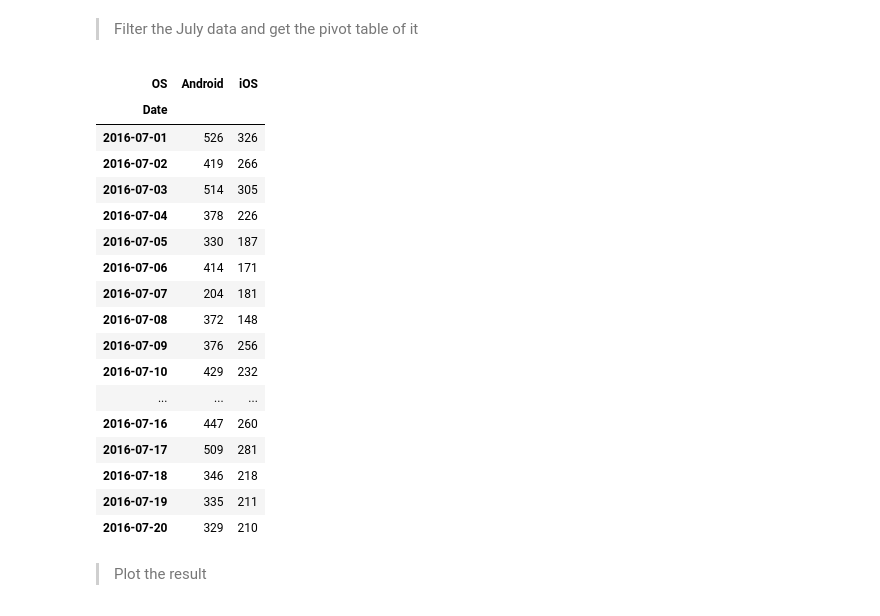
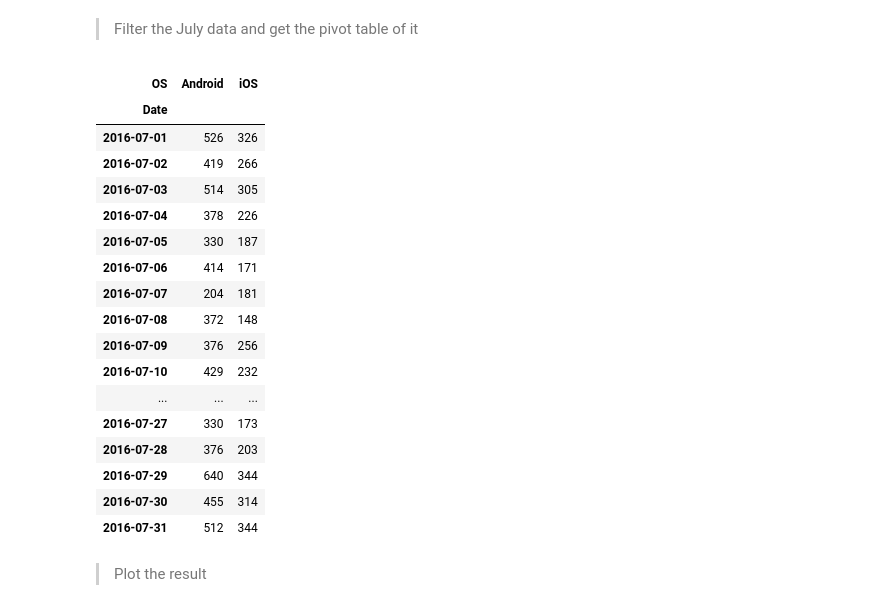
Before and after one commit to Coslate/DataMining_Lab1, a Jupyter notebook: DM106-2 Lab 1-2.ipynb, the cells around one changed output. Cells and saved outputs as stored; diff of their text form; code cells hidden in the pictures.

```diff
--- a/DM106-2 Lab 1-2.ipynb
+++ b/DM106-2 Lab 1-2.ipynb
@@ -300,30 +286,30 @@ appdl_data.head(30)
 # %%
 Jul_appdl_data = appdl_data[(appdl_data.Date>='2016-07-01') & (appdl_data.Date<='2016-07-31')]
 pivot_table = Jul_appdl_data.pivot_table('value',\
                                          index='Date',\
                                          columns='OS',\
                                          aggfunc=sum)
 #每一天每個作業系統的總下載次數
-pivot_table.head(20)
+pivot_table
 # %% [output]
 | OS | Android | iOS |
 | Date |  |  |
 | 2016-07-01 | 526 | 326 |
 | 2016-07-02 | 419 | 266 |
 | 2016-07-03 | 514 | 305 |
 | 2016-07-04 | 378 | 226 |
 | 2016-07-05 | 330 | 187 |
 | 2016-07-06 | 414 | 171 |
 | 2016-07-07 | 204 | 181 |
 | 2016-07-08 | 372 | 148 |
 | 2016-07-09 | 376 | 256 |
 | 2016-07-10 | 429 | 232 |
 | ... | ... | ... |
-| 2016-07-16 | 447 | 260 |
-| 2016-07-17 | 509 | 281 |
-| 2016-07-18 | 346 | 218 |
-| 2016-07-19 | 335 | 211 |
-| 2016-07-20 | 329 | 210 |
+| 2016-07-27 | 330 | 173 |
+| 2016-07-28 | 376 | 203 |
+| 2016-07-29 | 640 | 344 |
+| 2016-07-30 | 455 | 314 |
+| 2016-07-31 | 512 | 344 |
 # %% [markdown]
 > Plot the result
 # %%
```
Also changed, not shown: parts of 14 cells of this notebook, 2 other files.
